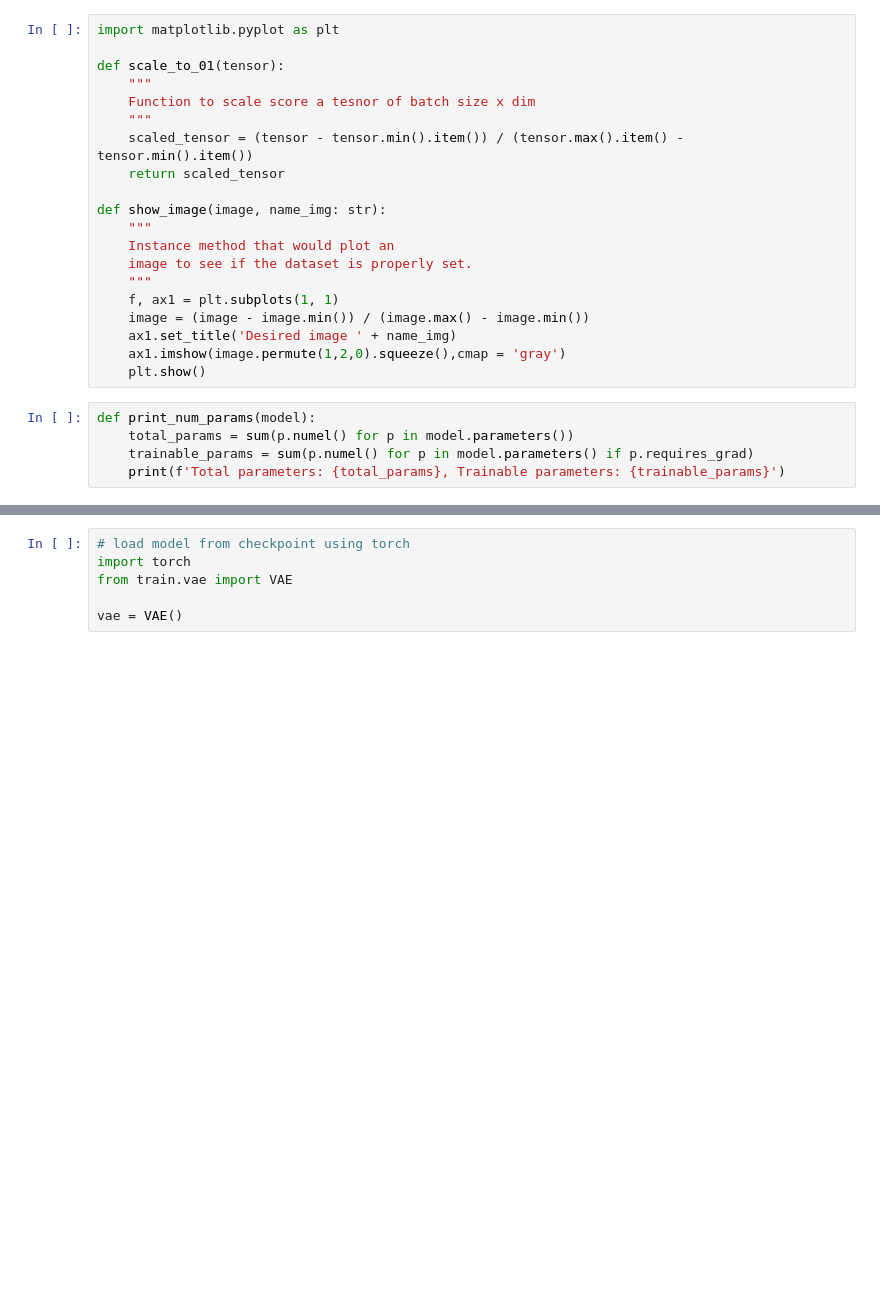
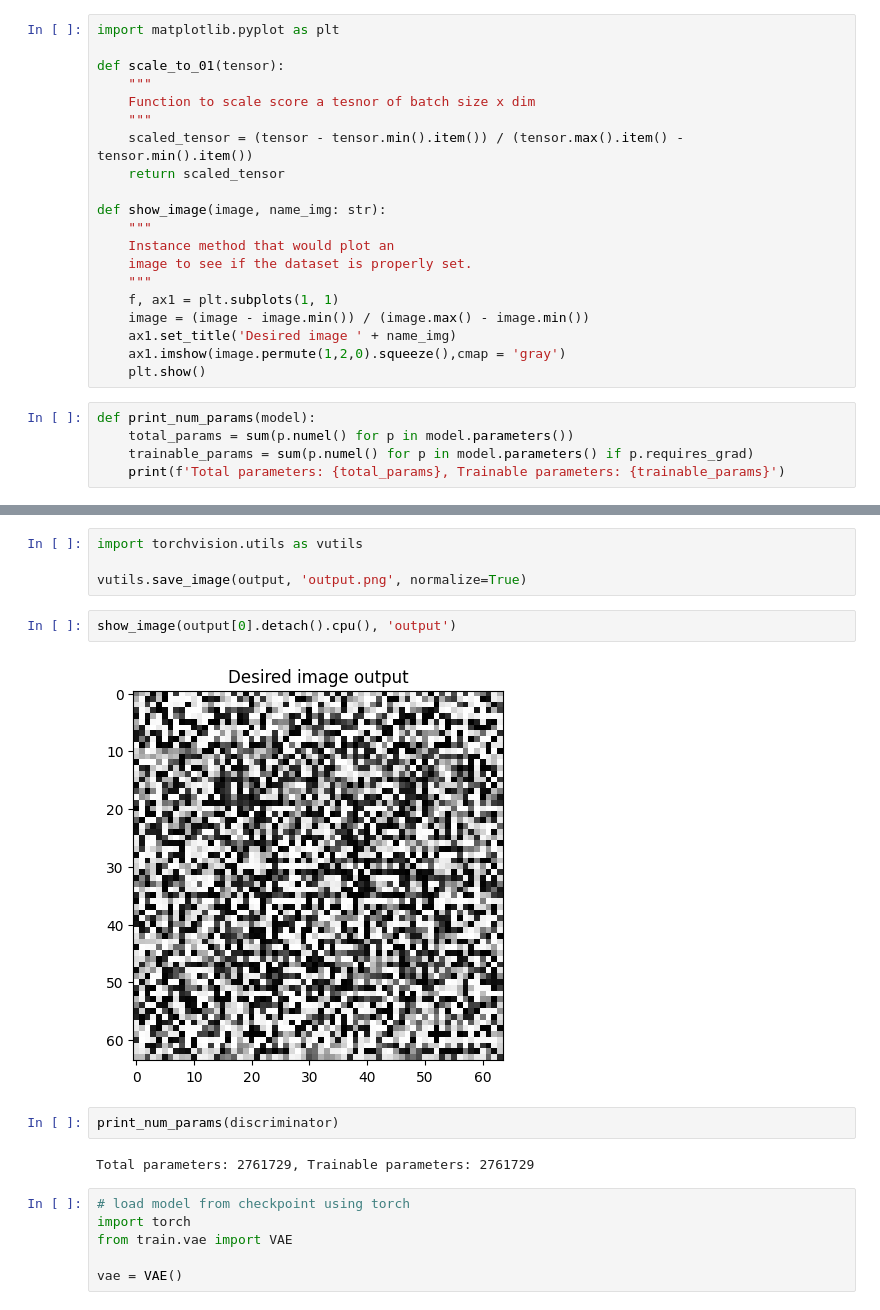
Before and after one commit to juanpajedrez/CS231N-Final-Proj, a Jupyter notebook: notebooks/experiments.ipynb, the cells around one changed output, grey strips where cells are left out. Cells and saved outputs as stored; diff of their text form; blank space fills up the shorter version.

```diff
--- a/notebooks/experiments.ipynb
+++ b/notebooks/experiments.ipynb
@@ -52,3 +111,15 @@ Total parameters: 6437480, Trainable parameters: 6437480
+# %%
+import torchvision.utils as vutils
+
+vutils.save_image(output, 'output.png', normalize=True)
+# %%
+show_image(output[0].detach().cpu(), 'output')
+# %% [output]
+[figure, added]
+# %%
+print_num_params(discriminator)
+# %% [output]
+Total parameters: 2761729, Trainable parameters: 2761729
 # %%
 # load model from checkpoint using torch
 import torch
```
Also changed, not shown: parts of 10 cells of this notebook, 9 other files.
